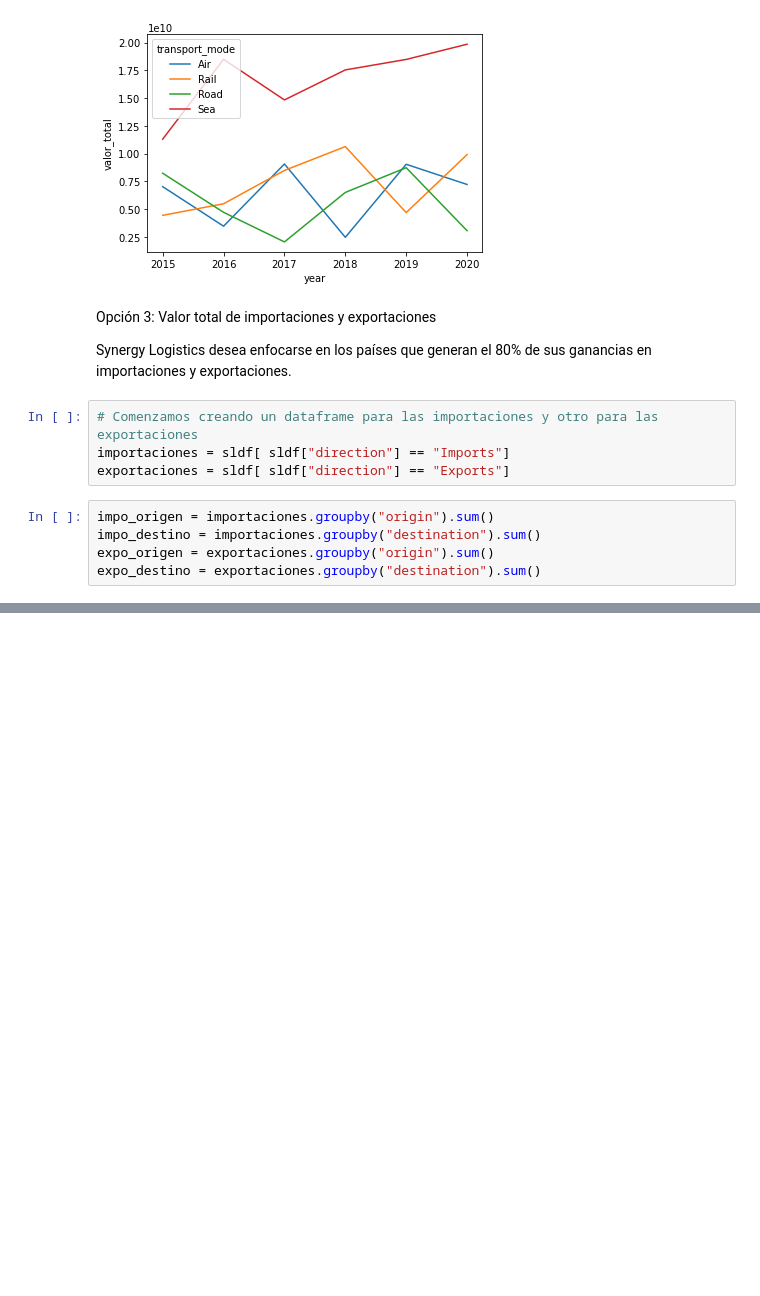
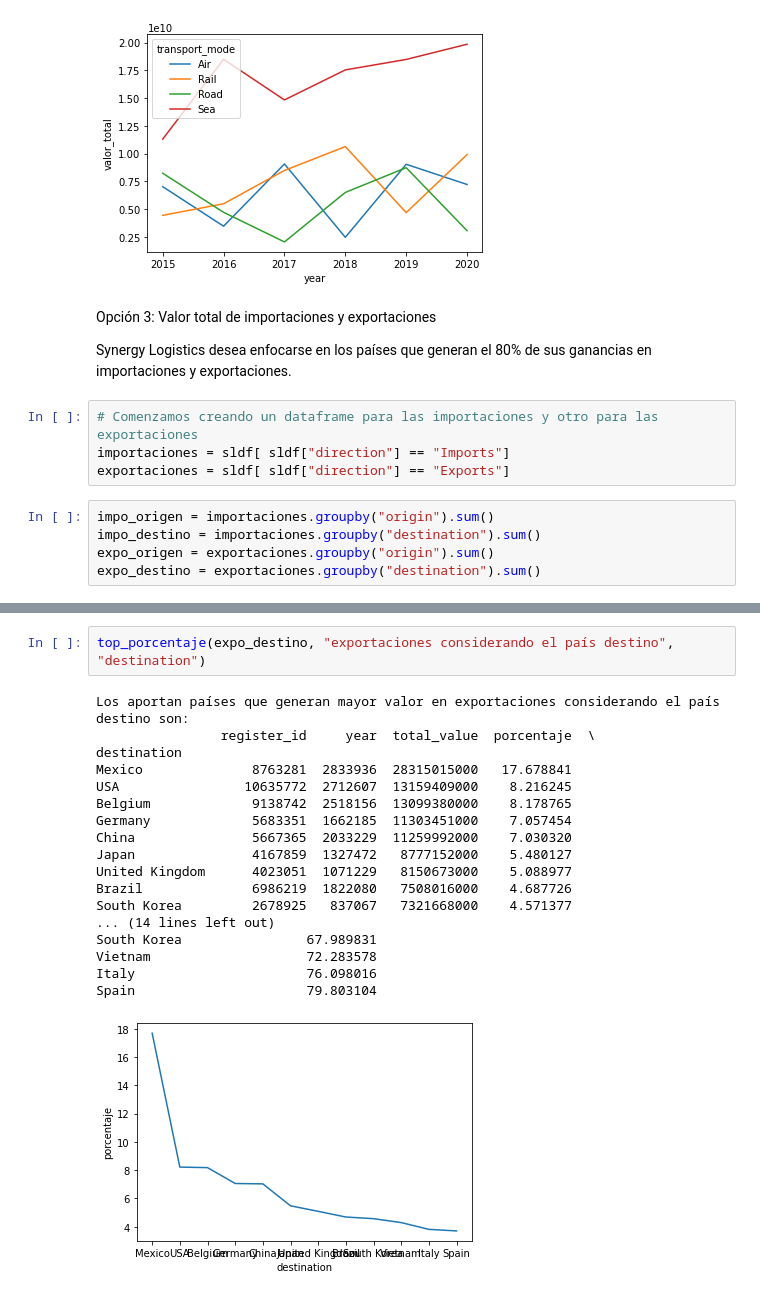
Before and after one commit to ElsaBF/Synergy-Logistics, a Jupyter notebook: ANALISIS_02_BARBA_FLORES.ipynb, the cells around one changed output, grey strips where cells are left out. Drawn from its saved outputs; the diff is of its cells as text; blank space fills up the shorter version.

```diff
--- a/ANALISIS_02_BARBA_FLORES.ipynb
+++ b/ANALISIS_02_BARBA_FLORES.ipynb
@@ -202,0 +260,21 @@ impo_origen
+# %%
+top_porcentaje(expo_destino, "exportaciones considerando el país destino", "destination")
+# %% [output]
+Los aportan países que generan mayor valor en exportaciones considerando el país destino son:
+                register_id     year  total_value  porcentaje  \
+destination
+Mexico              8763281  2833936  28315015000   17.678841
+USA                10635772  2712607  13159409000    8.216245
+Belgium             9138742  2518156  13099380000    8.178765
+Germany             5683351  1662185  11303451000    7.057454
+China               5667365  2033229  11259992000    7.030320
+Japan               4167859  1327472   8777152000    5.480127
+United Kingdom      4023051  1071229   8150673000    5.088977
+Brazil              6986219  1822080   7508016000    4.687726
+South Korea         2678925   837067   7321668000    4.571377
+... (14 lines left out)
+South Korea                67.989831
+Vietnam                    72.283578
+Italy                      76.098016
+Spain                      79.803104
+[figure, added]
```
Also changed, not shown: parts of 18 cells of this notebook.
